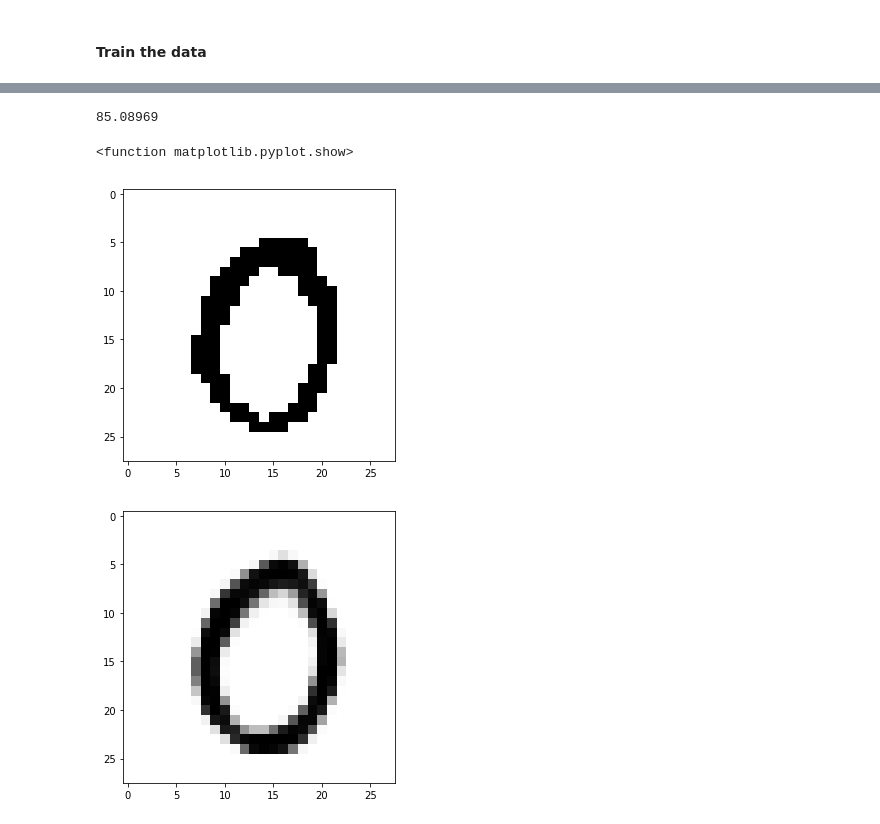
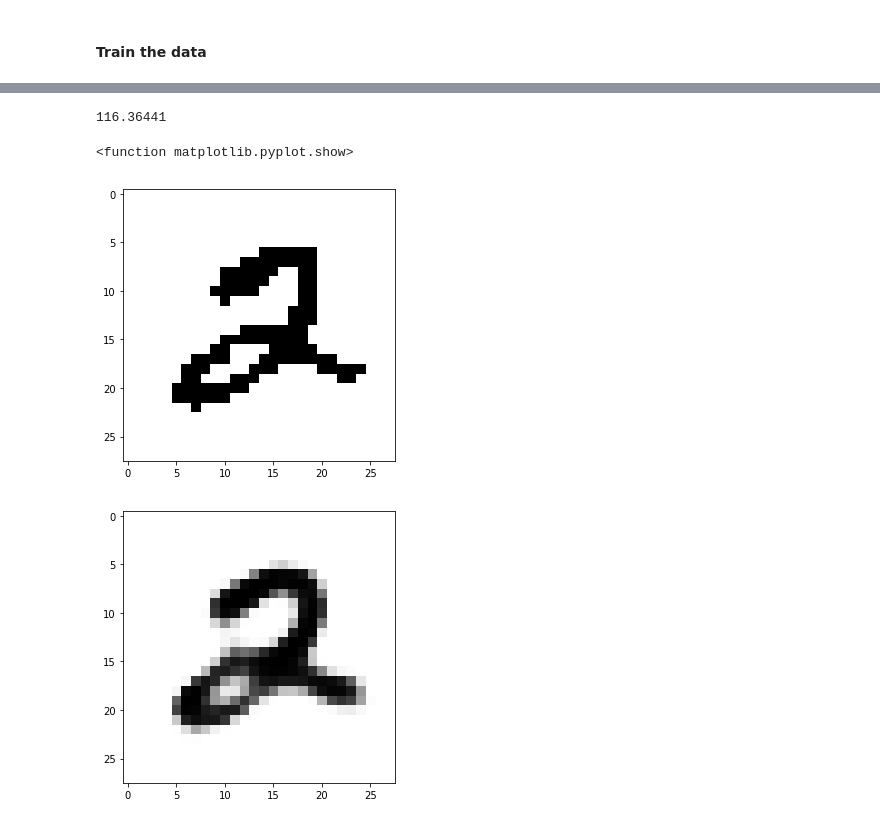
Before and after one commit to lorenzosintini/4YP, a Jupyter notebook: CVAE_MNIST_Numbers.ipynb, the cells around one changed output, grey strips where cells are left out. Saved outputs shown, nothing was run; the diff lists cells and outputs as text; code cells hidden in the pictures.

```diff
--- a/CVAE_MNIST_Numbers.ipynb
+++ b/CVAE_MNIST_Numbers.ipynb
@@ -26,8 +30,10 @@ def pick_class(x_train, y_train, class_n):
     print(len(new_y_train))
     return new_x_train, new_y_train
 
-class_to_pick = 0
-x_train, y_train = pick_class(x_train, y_train, class_to_pick)
+pick_number = True
+class_to_pick = 2
+if pick_number:
+  x_train, y_train = pick_class(x_train, y_train, class_to_pick)
 
 #data_inputs = 1000
 #x_train = x_train[0:data_inputs]
@@ -131,7 +139,8 @@ class CVAE(tf.keras.Model):
 
     def decode(self, z):
         pixel_output = self.decoder_nn(z)
-        return pixel_output
+        pixel_prob = tf.math.sigmoid(pixel_output)
+        return pixel_prob
 
 z_size = 50
 model = CVAE(z_size)
@@ -143,28 +152,19 @@ def compute_loss(model, x):
     z_mean, z_logvar = model.encode(x)
     z = model.reparameterize(z_mean, z_logvar)
 
-    pixel_output = model.decode(z)
-    #pixel_prob = tf.math.sigmoid(pixel_output)
+    pixel_prob = model.decode(z)
 
-    logpx_z_pixels = -tf.nn.sigmoid_cross_entropy_with_logits(logits=pixel_output, labels=x)
-    #logpx_z_pixels = tf.math.log(pixel_prob + 1e-10)*x + tf.math.log(1-pixel_prob + 1e-10)*(1-x)
+    logpx_z_pixels = tf.math.log(pixel_prob + 1e-10)*x + tf.math.log(1-pixel_prob + 1e-10)*(1-x)
     logpx_z_images = tf.reduce_sum(logpx_z_pixels, axis=[1, 2, 3])
     logpx_z = tf.reduce_mean (logpx_z_images)
 
-    logpz_z_parameters = -0.5 * (z ** 2.0 + np.log(2.0 * np.pi))
-    logpz_z_vector = tf.reduce_sum(logpz_z_parameters, axis=1)
-    logpz = tf.reduce_mean (logpz_z_vector)
+    kl_parameters = -0.5 * (1 + z_logvar - (z_mean ** 2.0) - tf.exp(z_logvar))
+    kl_vectors = tf.reduce_sum(kl_parameters, axis=1)
+    kl = tf.reduce_mean(kl_vectors)
 
-    logqz_x_parameters = -0.5 * ((z - z_mean) ** 2.0 * tf.exp(-z_logvar) + z_logvar + np.log(2.0 * np.pi))
-    logqz_x_vectors = tf.reduce_sum(logqz_x_parameters, axis=1)
-    logqz_x = tf.reduce_mean (logqz_x_vectors)
+    ELBO = (logpx_z - kl)
 
-    #kl_parameters = 0.5 * (1 + z_logvar - (z_mean ** 2) - tf.exp(-z_logvar))
-    #kl_vectors = tf.reduce_sum(kl_parameters, axis=1)
-    #kl = tf.reduce_mean(kl_vectors)
-
-    return -(logpx_z + logpz - logqz_x) #### why negative?? ####
-    #return -(logpx_z + kl)
+    return -ELBO # negative because we want to maximise
 # %% [markdown]
 #### Define the optimizer
 # %%
@@ -236,25 +238,25 @@ Test set ELBO: 194.7381591796875; epoch running time: 0.6135799884796143
 # %%
 #### Reconstruct image
 # %%
-x = test_images[13:14]
+x = train_images[0:1]
 
 z_mean, z_logvar = model.encode(x)
 z = model.reparameterize(z_mean, z_logvar)
 pixel_output = model.decode(z)
 pixel_prob = tf.math.sigmoid(pixel_output)
 
 loss = compute_loss(model,x)
 print(loss.numpy())
 
 fig = plt.figure(figsize=(5,5))
 plt.imshow(x[0,:, :, 0], cmap=plt.cm.binary)
 plt.show
 
 fig = plt.figure(figsize=(5,5))
 plt.imshow(pixel_prob[0,:, :, 0], cmap=plt.cm.binary)
 plt.show
 # %% [output]
-85.08969
+116.36441
 <function matplotlib.pyplot.show>
-[figure, old version]
+[figure, new version]
-[figure, old version]
+[figure, new version]
```
Also changed, not shown: parts of 7 cells of this notebook.
